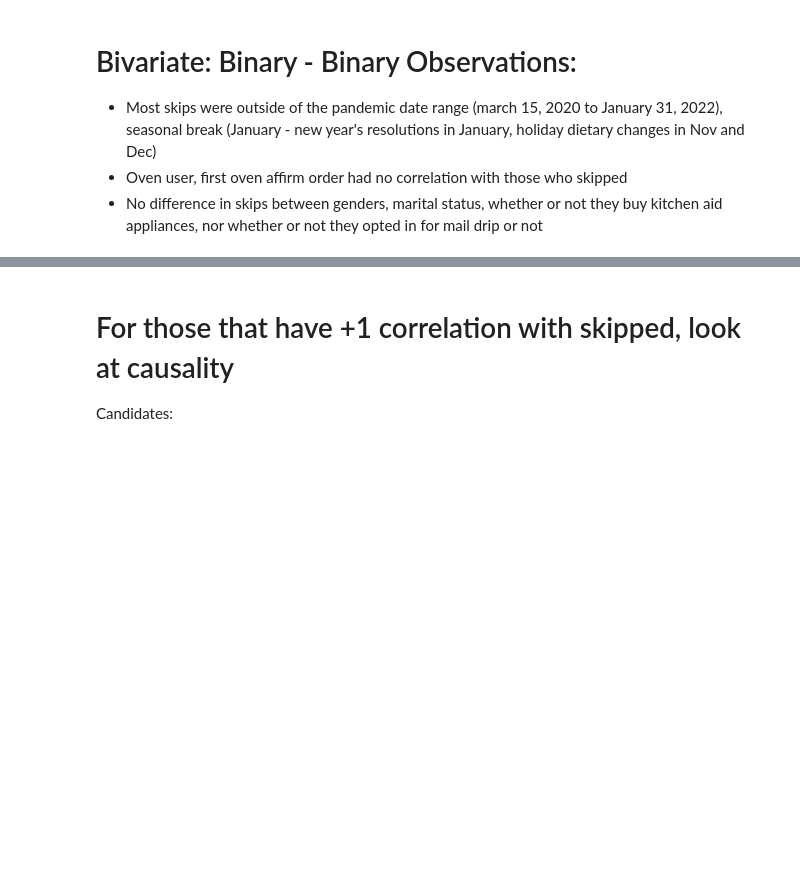
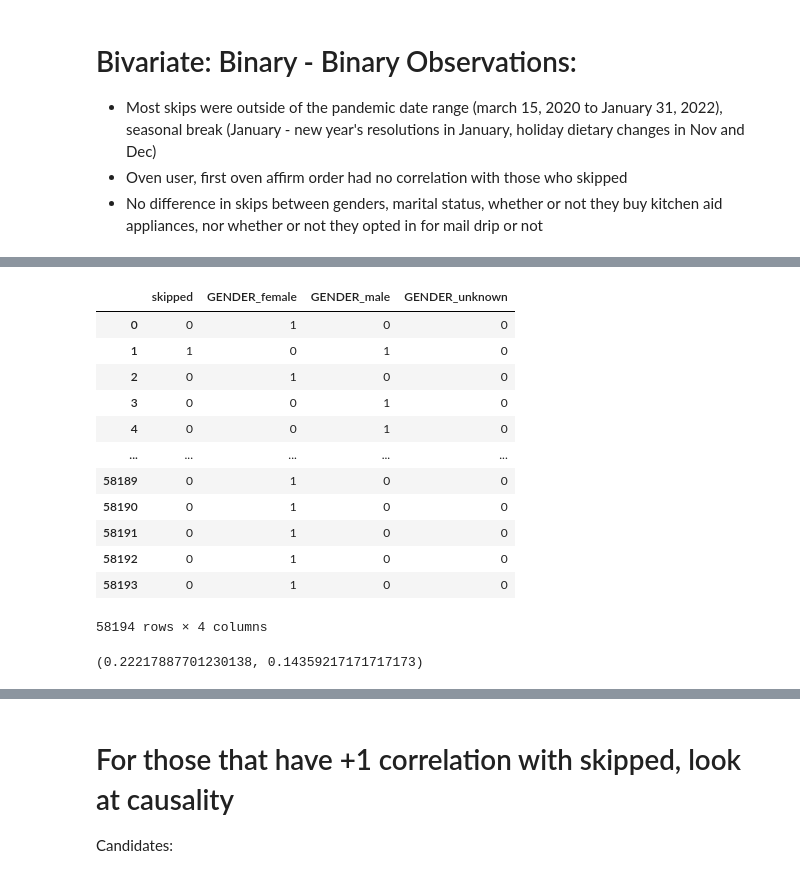
Before and after one commit to mindyng/Take-Homes, a Jupyter notebook: tovala2.ipynb, the cells around one changed output, grey strips where cells are left out. Drawn from its saved outputs; the diff is of its cells as text; code cells hidden in the pictures; blank space fills up the shorter version.

```diff
--- a/tovala2.ipynb
+++ b/tovala2.ipynb
@@ -851,0 +811,11 @@ ValueError: cannot convert float NaN to integer
+# %%
+# Data Prep for Jaccard Similarity Score
+
+cts_agg_cols = df.iloc[:, :11]
+
+js1 = duckdb.query("select is_active_oven_user, skipped from df where is_active_oven_user is not null ").df()
+js2 = duckdb.query("select is_first_oven_affirm_order, skipped from df where is_first_oven_affirm_order is not null ").df()
+js3 = duckdb.query("select gender, skipped from df where gender is not null ").df()
+js4 = duckdb.query("select marital_status, skipped from df where marital_status is not null ").df()
+js5 = duckdb.query("select buys_kitchen_aid_appliances, skipped from df where buys_kitchen_aid_appliances is not null ").df()
+js6 = duckdb.query("select do_not_mail, skipped from df where do_not_mail is not null ").df()
@@ -851,0 +856,21 @@ ValueError: cannot convert float NaN to integer
+# %%
+js3_dummies = pd.get_dummies(js3)
+js3_dummies
+# %% [output]
+|  | skipped | GENDER_female | GENDER_male | GENDER_unknown |
+| 0 | 0 | 1 | 0 | 0 |
+| 1 | 1 | 0 | 1 | 0 |
+| 2 | 0 | 1 | 0 | 0 |
+| 3 | 0 | 0 | 1 | 0 |
+| 4 | 0 | 0 | 1 | 0 |
+| ... | ... | ... | ... | ... |
+| 58189 | 0 | 1 | 0 | 0 |
+| 58190 | 0 | 1 | 0 | 0 |
+| 58191 | 0 | 1 | 0 | 0 |
+| 58192 | 0 | 1 | 0 | 0 |
+| 58193 | 0 | 1 | 0 | 0 |
+58194 rows × 4 columns
+# %%
+jaccard_score(js3_dummies['GENDER_female'], js3_dummies['skipped']), jaccard_score(js3_dummies['GENDER_male'], js3_dummies['skipped'])
+# %% [output]
+(0.22217887701230138, 0.14359217171717173)
```
Also changed, not shown: parts of 47 cells of this notebook.
